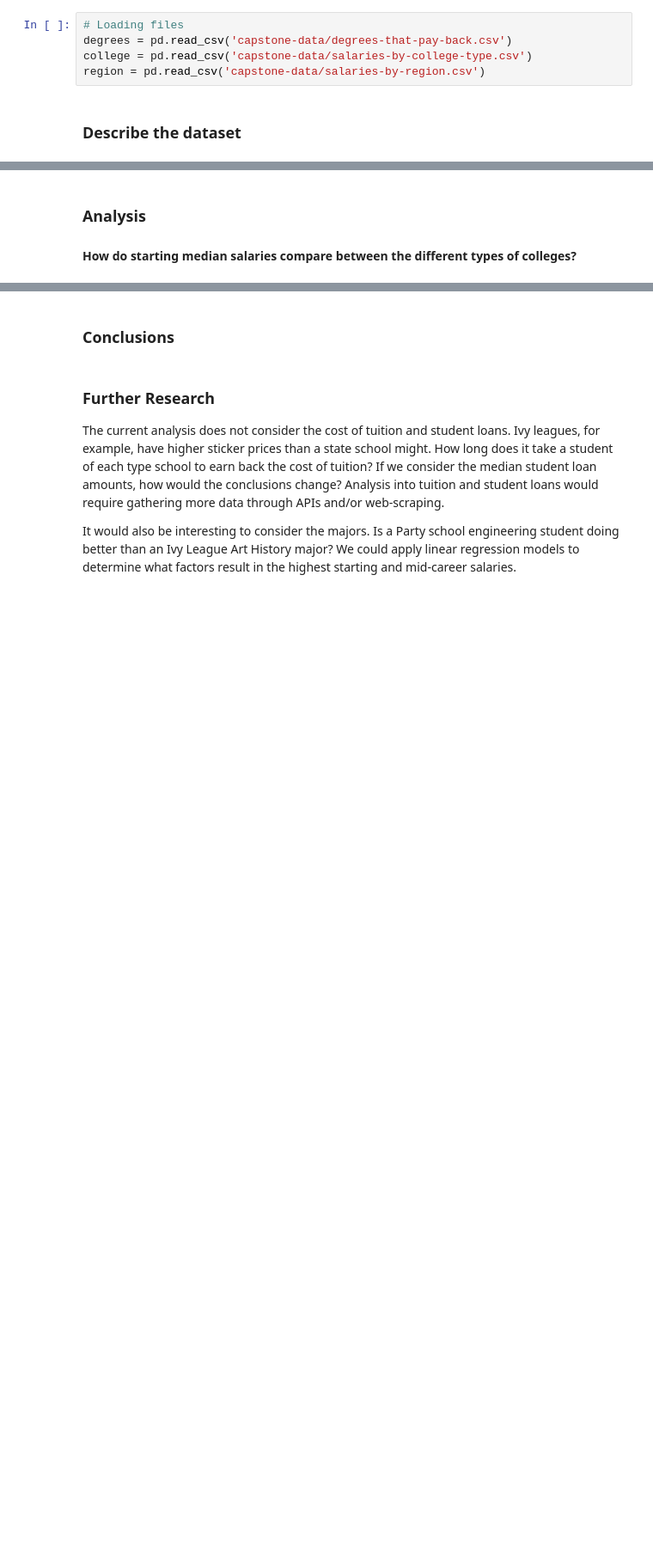
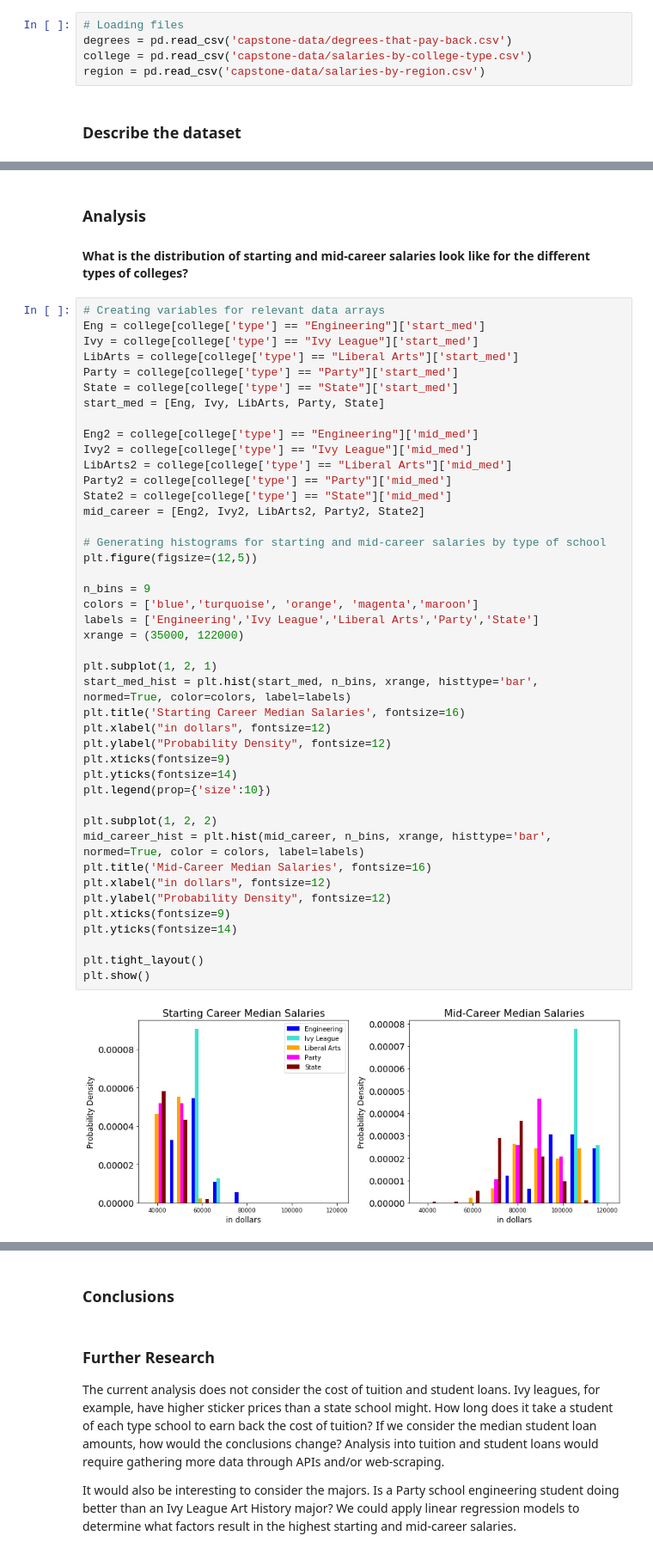
Before and after one commit to elliebenn/Thinkful-DS-Prep-Course, a Jupyter notebook: Thinkful-Prep-Capstone.ipynb, the cells around one changed output, grey strips where cells are left out. Shown: that part at 86% size. Cells and saved outputs as stored; diff of their text form; blank space fills up the shorter version.

```diff
--- a/Thinkful-Prep-Capstone.ipynb
+++ b/Thinkful-Prep-Capstone.ipynb
@@ -57,5 +72,50 @@ college.head()
 # %% [markdown]
 ### Analysis
 
-#### How do starting median salaries compare between the different types of colleges?
+#### What is the distribution of starting and mid-career salaries look like for the different types of colleges?
+# %%
+# Creating variables for relevant data arrays
+Eng = college[college['type'] == "Engineering"]['start_med']
+Ivy = college[college['type'] == "Ivy League"]['start_med']
+LibArts = college[college['type'] == "Liberal Arts"]['start_med']
+Party = college[college['type'] == "Party"]['start_med']
+State = college[college['type'] == "State"]['start_med']
+start_med = [Eng, Ivy, LibArts, Party, State]
+
+Eng2 = college[college['type'] == "Engineering"]['mid_med']
+Ivy2 = college[college['type'] == "Ivy League"]['mid_med']
+LibArts2 = college[college['type'] == "Liberal Arts"]['mid_med']
+Party2 = college[college['type'] == "Party"]['mid_med']
+State2 = college[college['type'] == "State"]['mid_med']
+mid_career = [Eng2, Ivy2, LibArts2, Party2, State2]
+
+# Generating histograms for starting and mid-career salaries by type of school
+plt.figure(figsize=(12,5))
+
+n_bins = 9
+colors = ['blue','turquoise', 'orange', 'magenta','maroon']
+labels = ['Engineering','Ivy League','Liberal Arts','Party','State']
+xrange = (35000, 122000)
+
+plt.subplot(1, 2, 1)
+start_med_hist = plt.hist(start_med, n_bins, xrange, histtype='bar', normed=True, color=colors, label=labels)
+plt.title('Starting Career Median Salaries', fontsize=16)
+plt.xlabel("in dollars", fontsize=12)
+plt.ylabel("Probability Density", fontsize=12)
+plt.xticks(fontsize=9)
+plt.yticks(fontsize=14)
+plt.legend(prop={'size':10})
+
+plt.subplot(1, 2, 2)
+mid_career_hist = plt.hist(mid_career, n_bins, xrange, histtype='bar', normed=True, color = colors, label=labels)
+plt.title('Mid-Career Median Salaries', fontsize=16)
+plt.xlabel("in dollars", fontsize=12)
+plt.ylabel("Probability Density", fontsize=12)
+plt.xticks(fontsize=9)
+plt.yticks(fontsize=14)
+
+plt.tight_layout()
+plt.show()
+# %% [output]
+[figure, added]
 # %%
```
Also changed, not shown: parts of 29 cells of this notebook.
